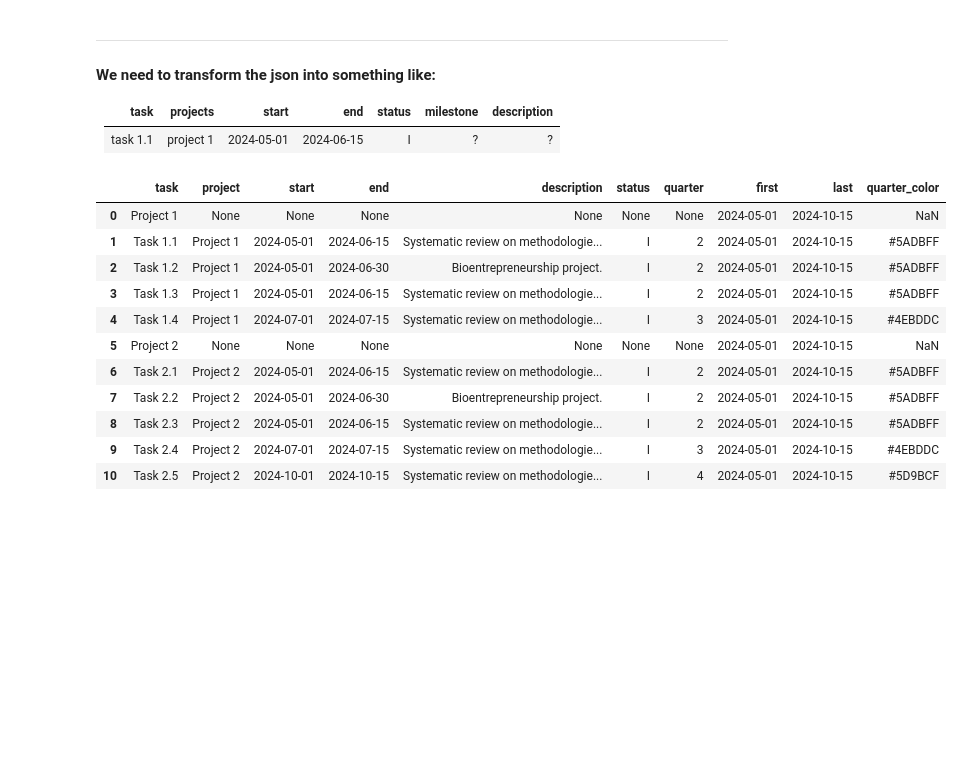
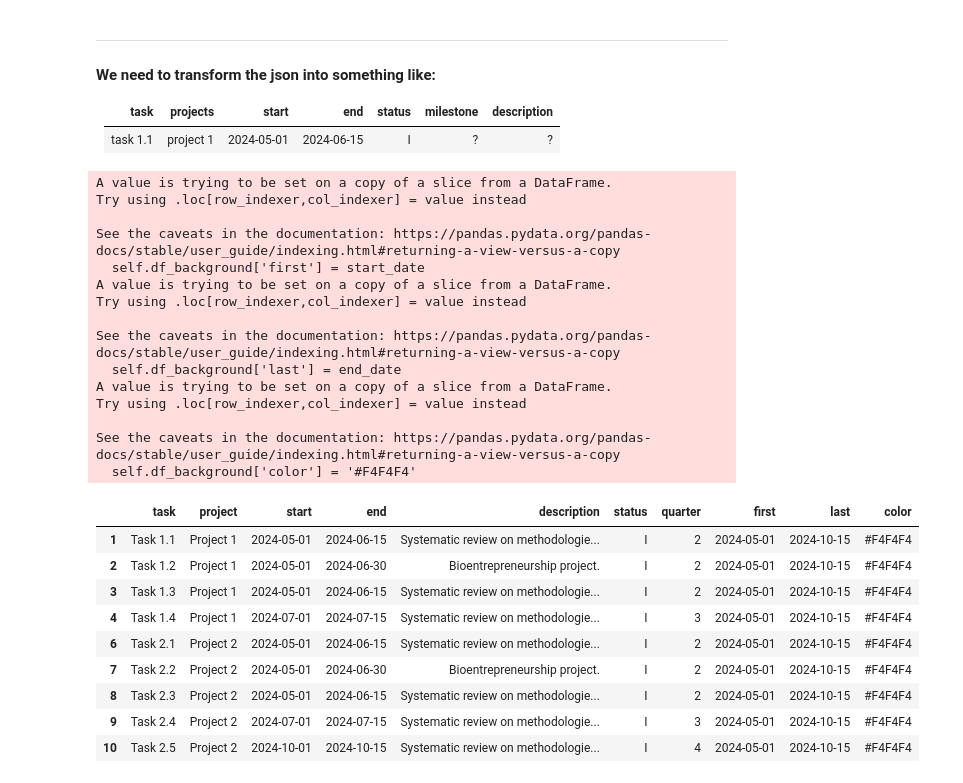
Before and after one commit to anascacais/layered-gantt-chart, a Jupyter notebook: layered_gantt_chart.ipynb, the cells around one changed output. Cells and saved outputs as stored; diff of their text form; code cells hidden in the pictures; blank space fills up the shorter version.

Commit message:
add background to each task

```diff
--- a/layered_gantt_chart.ipynb
+++ b/layered_gantt_chart.ipynb
@@ -91,21 +91,34 @@ color_palette = ['#5ADBFF', '#4EBDDC', '#5D9BCF', '#3D6997', '#675F94']
 # %%
 from gantt_timeline_aux import GanttTimeline
 
 gantt_timeline = GanttTimeline(projects, color_palette)
-gantt_timeline.df
+gantt_timeline.df_background
 # %% [output]
+A value is trying to be set on a copy of a slice from a DataFrame.
+Try using .loc[row_indexer,col_indexer] = value instead
+
+See the caveats in the documentation: https://pandas.pydata.org/pandas-docs/stable/user_guide/indexing.html#returning-a-view-versus-a-copy
+  self.df_background['first'] = start_date
+A value is trying to be set on a copy of a slice from a DataFrame.
+Try using .loc[row_indexer,col_indexer] = value instead
+
+See the caveats in the documentation: https://pandas.pydata.org/pandas-docs/stable/user_guide/indexing.html#returning-a-view-versus-a-copy
+  self.df_background['last'] = end_date
+A value is trying to be set on a copy of a slice from a DataFrame.
+Try using .loc[row_indexer,col_indexer] = value instead
+
+See the caveats in the documentation: https://pandas.pydata.org/pandas-docs/stable/user_guide/indexing.html#returning-a-view-versus-a-copy
+  self.df_background['color'] = '#F4F4F4'
-|  | task | project | start | end | description | status | quarter | first | last | quarter_color |
-| 0 | Project 1 | None | None | None | None | None | None | 2024-05-01 | 2024-10-15 | NaN |
-| 1 | Task 1.1 | Project 1 | 2024-05-01 | 2024-06-15 | Systematic review on methodologie... | I | 2 | 2024-05-01 | 2024-10-15 | #5ADBFF |
-| 2 | Task 1.2 | Project 1 | 2024-05-01 | 2024-06-30 | Bioentrepreneurship project. | I | 2 | 2024-05-01 | 2024-10-15 | #5ADBFF |
-| 3 | Task 1.3 | Project 1 | 2024-05-01 | 2024-06-15 | Systematic review on methodologie... | I | 2 | 2024-05-01 | 2024-10-15 | #5ADBFF |
-| 4 | Task 1.4 | Project 1 | 2024-07-01 | 2024-07-15 | Systematic review on methodologie... | I | 3 | 2024-05-01 | 2024-10-15 | #4EBDDC |
-| 5 | Project 2 | None | None | None | None | None | None | 2024-05-01 | 2024-10-15 | NaN |
-| 6 | Task 2.1 | Project 2 | 2024-05-01 | 2024-06-15 | Systematic review on methodologie... | I | 2 | 2024-05-01 | 2024-10-15 | #5ADBFF |
-| 7 | Task 2.2 | Project 2 | 2024-05-01 | 2024-06-30 | Bioentrepreneurship project. | I | 2 | 2024-05-01 | 2024-10-15 | #5ADBFF |
-| 8 | Task 2.3 | Project 2 | 2024-05-01 | 2024-06-15 | Systematic review on methodologie... | I | 2 | 2024-05-01 | 2024-10-15 | #5ADBFF |
-| 9 | Task 2.4 | Project 2 | 2024-07-01 | 2024-07-15 | Systematic review on methodologie... | I | 3 | 2024-05-01 | 2024-10-15 | #4EBDDC |
-| 10 | Task 2.5 | Project 2 | 2024-10-01 | 2024-10-15 | Systematic review on methodologie... | I | 4 | 2024-05-01 | 2024-10-15 | #5D9BCF |
+|  | task | project | start | end | description | status | quarter | first | last | color |
+| 1 | Task 1.1 | Project 1 | 2024-05-01 | 2024-06-15 | Systematic review on methodologie... | I | 2 | 2024-05-01 | 2024-10-15 | #F4F4F4 |
+| 2 | Task 1.2 | Project 1 | 2024-05-01 | 2024-06-30 | Bioentrepreneurship project. | I | 2 | 2024-05-01 | 2024-10-15 | #F4F4F4 |
+| 3 | Task 1.3 | Project 1 | 2024-05-01 | 2024-06-15 | Systematic review on methodologie... | I | 2 | 2024-05-01 | 2024-10-15 | #F4F4F4 |
+| 4 | Task 1.4 | Project 1 | 2024-07-01 | 2024-07-15 | Systematic review on methodologie... | I | 3 | 2024-05-01 | 2024-10-15 | #F4F4F4 |
+| 6 | Task 2.1 | Project 2 | 2024-05-01 | 2024-06-15 | Systematic review on methodologie... | I | 2 | 2024-05-01 | 2024-10-15 | #F4F4F4 |
+| 7 | Task 2.2 | Project 2 | 2024-05-01 | 2024-06-30 | Bioentrepreneurship project. | I | 2 | 2024-05-01 | 2024-10-15 | #F4F4F4 |
+| 8 | Task 2.3 | Project 2 | 2024-05-01 | 2024-06-15 | Systematic review on methodologie... | I | 2 | 2024-05-01 | 2024-10-15 | #F4F4F4 |
+| 9 | Task 2.4 | Project 2 | 2024-07-01 | 2024-07-15 | Systematic review on methodologie... | I | 3 | 2024-05-01 | 2024-10-15 | #F4F4F4 |
+| 10 | Task 2.5 | Project 2 | 2024-10-01 | 2024-10-15 | Systematic review on methodologie... | I | 4 | 2024-05-01 | 2024-10-15 | #F4F4F4 |
 # %%
 fig = gantt_timeline.get_fig_timeline(quarters=True, months=True)
 fig.show()
```
Also changed, not shown: 1 other file.
